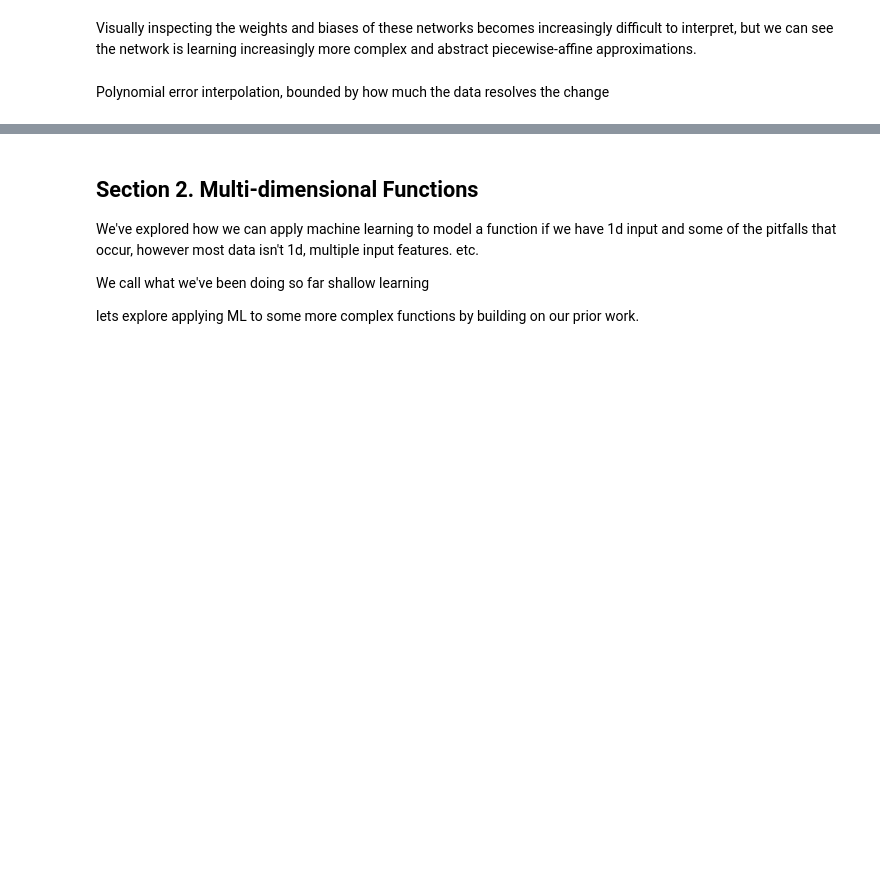
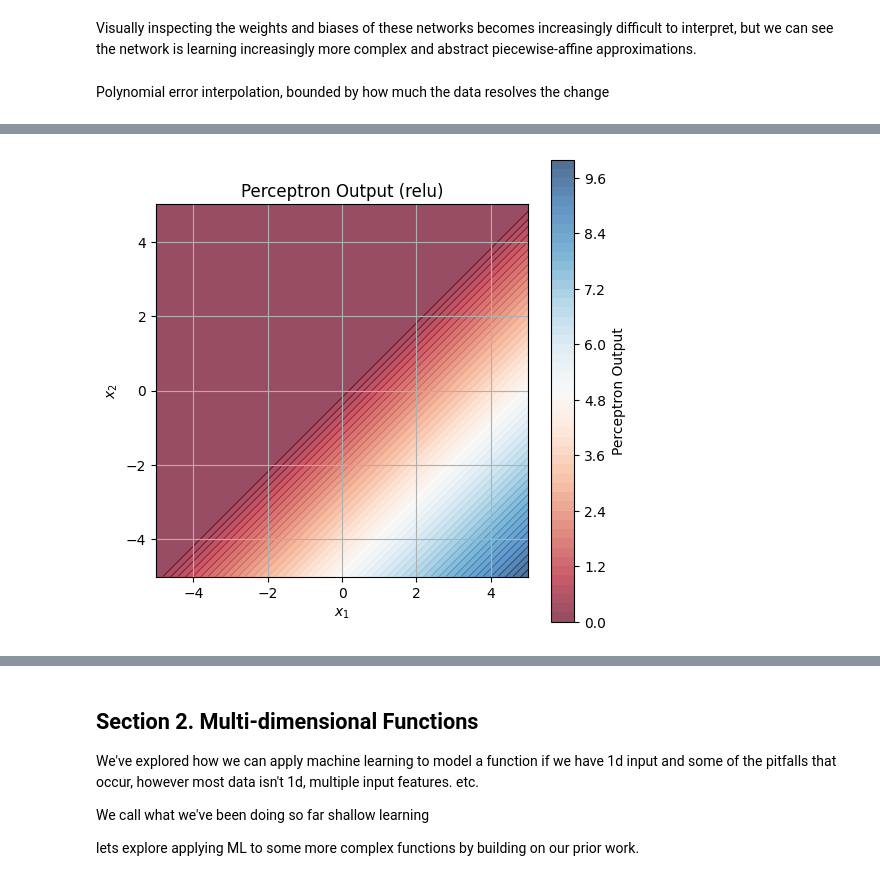
Before and after one commit to nextgenerationgraduatesprogram/nextgen25-mlai-workshop03, a Jupyter notebook: notebooks/main.ipynb, the cells around one changed output, grey strips where cells are left out. Cells and saved outputs as stored; diff of their text form; code cells hidden in the pictures; blank space fills up the shorter version.

```diff
--- a/notebooks/main.ipynb
+++ b/notebooks/main.ipynb
@@ -346,0 +398,69 @@ plot_predictions(model, dataset)
+# %%
+import torch
+import matplotlib.pyplot as plt
+import numpy as np
+
+def visualize_perceptron_2d(w, b, activation='none', bounds=5, resolution=300):
+    """
+    Visualize the output of a single perceptron with 2D input.
+
+    Args:
+        w: torch.tensor of shape (2,) — weights
+        b: float — bias
+        activation: 'none', 'relu', or 'sigmoid'
+        bounds: float — plot limits for x and y
+        resolution: int — grid resolution
+    """
+    assert w.shape == (2,), "Weights must be for 2D input"
+
+    # Create input grid
+    xx, yy = torch.meshgrid(
+        torch.linspace(-bounds, bounds, resolution),
+        torch.linspace(-bounds, bounds, resolution),
+        indexing='ij'
+    )
+    grid = torch.stack([xx.flatten(), yy.flatten()], dim=1)  # [res², 2]
+
+    # Compute perceptron output: z = w^T x + b
+    z = grid @ w + b
+
+    if activation == 'relu':
+        z = torch.relu(z)
+    elif activation == 'sigmoid':
+        z = torch.sigmoid(z)
+
+    zz = z.reshape(xx.shape).detach().numpy()
+
+    # Plot heatmap
+    plt.figure(figsize=(6, 6))
+    plt.contourf(xx.numpy(), yy.numpy(), zz, levels=50, cmap='RdBu', alpha=0.7)
+    plt.colorbar(label='Perceptron Output')
+    plt.title(f'Perceptron Output ({activation})')
+
+    # Plot decision boundary (z = 0)
+    if activation == 'none':
+        a, b_ = w
+        c = -b
+        if b_ != 0:
+            y_line = lambda x: -(a / b_) * x - (b / b_)
+            x_vals = np.linspace(-bounds, bounds, 500)
+            y_vals = y_line(x_vals)
+            plt.plot(x_vals, y_vals, 'k--', label='z(x) = 0')
+            plt.legend()
+
+    plt.xlim(-bounds, bounds)
+    plt.ylim(-bounds, bounds)
+    plt.gca().set_aspect('equal')
+    plt.xlabel('$x_1$')
+    plt.ylabel('$x_2$')
+    plt.grid(True)
+    plt.show()
+
+w = torch.tensor([1.0, -1.0])  # weight vector
+b = 0.0                        # bias
+
+# visualize_perceptron_2d(w, b, activation='none')     # Linear output
+visualize_perceptron_2d(w, b, activation='relu')     # After ReLU
+# visualize_perceptron_2d(w, b, activation='sigmoid')  # Sigmoid response
+# %% [output]
+[figure, added]
```
Also changed, not shown: parts of 37 cells of this notebook.
